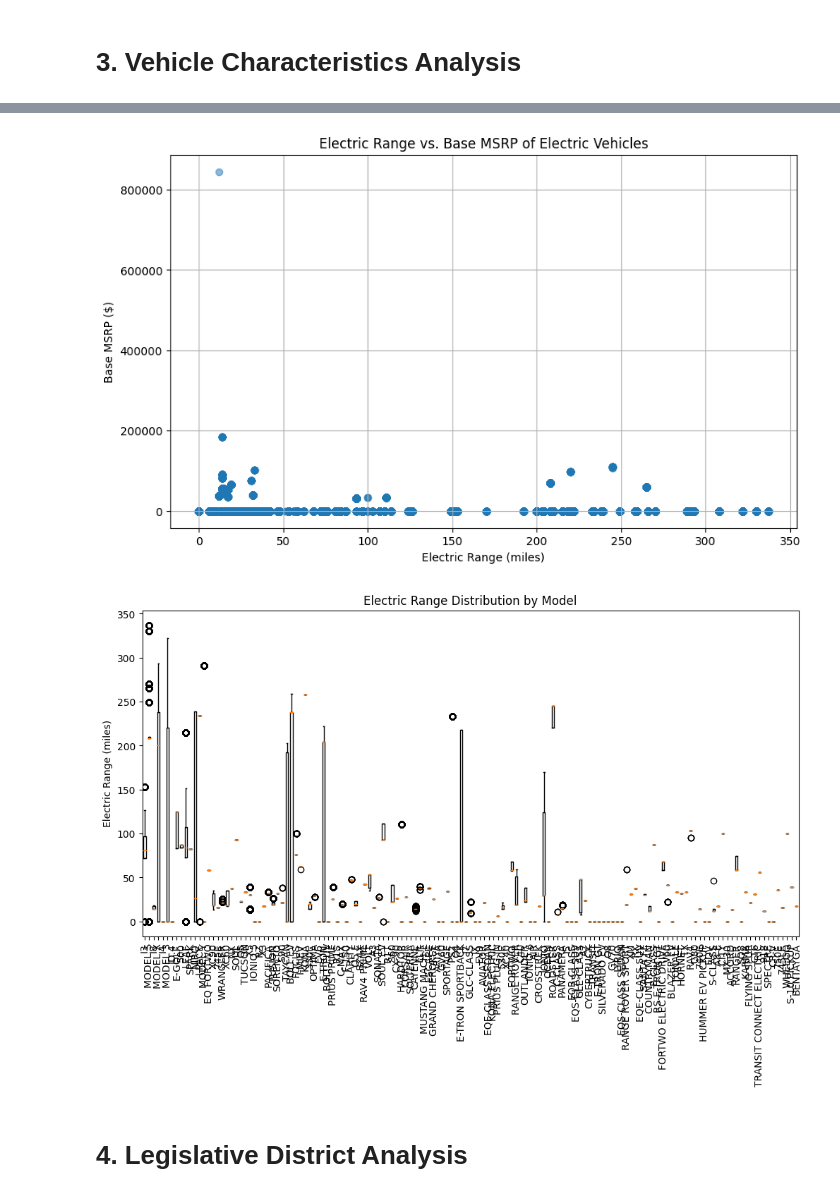
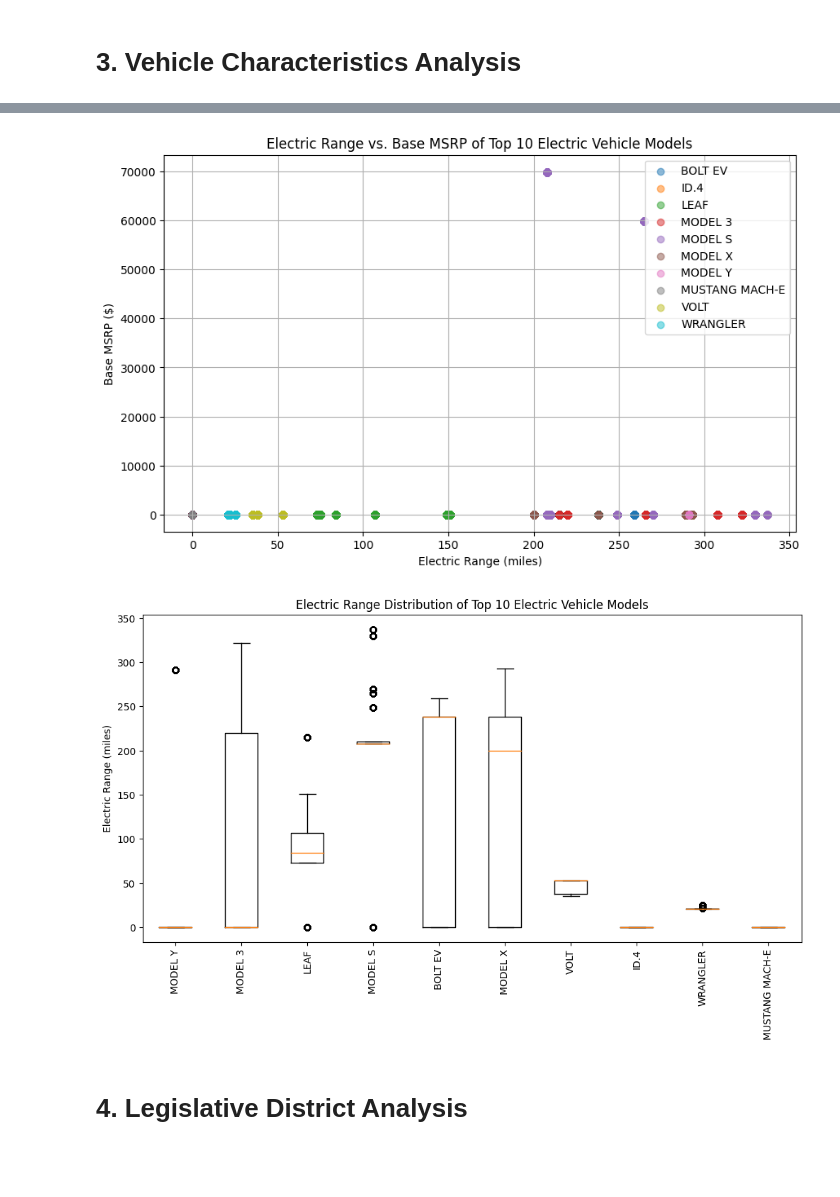
Before and after one commit to GDharan10/Project9_HorseRacePrediction, a Jupyter notebook: ElectricVehicleAnalysis_WA.ipynb, the cells around one changed output, grey strips where cells are left out. Drawn from its saved outputs; the diff is of its cells as text; code cells hidden in the pictures; blank space fills up the shorter version.

```diff
--- a/ElectricVehicleAnalysis_WA.ipynb
+++ b/ElectricVehicleAnalysis_WA.ipynb
@@ -139,3 +150,5 @@ df.head()
+# %%
+df.drop(df[df['Base MSRP'] >= 120_000.0].index, inplace=True)
 # %% [markdown]
 # **1. Geographic Distribution Analysis:**
 # %% [markdown]
@@ -220,37 +212,26 @@ Percentage of CAFV Eligible Vehicles: 17.49%
 # %%
-import pandas as pd
-import matplotlib.pyplot as plt
+# Extract relevant columns and filter for top 10 models
+top_models = df['Model'].value_counts().head(10).index
+model_data = df[df['Model'].isin(top_models)][['Model', 'Electric Range', 'Base MSRP']]
 
-# Assuming your DataFrame is already loaded and named df
+# Scatter plot: Compare electric range and base MSRP
+plt.figure(figsize=(10, 6))
+for model, data in model_data.groupby('Model'):
+    plt.scatter(data['Electric Range'], data['Base MSRP'], alpha=0.5, label=model)
 
-# Extract relevant columns
-model_data = df[['Model', 'Electric Range', 'Base MSRP']]
-
-# Calculate summary statistics by model
-model_stats = model_data.groupby('Model').agg({
-    'Electric Range': ['mean', 'median', 'min', 'max'],
-    'Base MSRP': ['mean', 'median', 'min', 'max']
-}).reset_index()
-
-# Display summary statistics
-print("Summary Statistics by Model:")
-print(model_stats.head(10))  # Displaying first 10 models for example
-
-# Visualization: Compare electric range and base MSRP using scatter plot
-plt.figure(figsize=(10, 6))
-plt.scatter(model_data['Electric Range'], model_data['Base MSRP'], alpha=0.5)
-plt.title('Electric Range vs. Base MSRP of Electric Vehicles')
+plt.title('Electric Range vs. Base MSRP of Top 10 Electric Vehicle Models')
 plt.xlabel('Electric Range (miles)')
 plt.ylabel('Base MSRP ($)')
+plt.legend()
 plt.grid(True)
 plt.show()
 
-# Additional visualization: Box plot of electric range by model
+# Box plot: Electric range distribution by model
 plt.figure(figsize=(12, 6))
-plt.boxplot([model_data[model_data['Model'] == model]['Electric Range'] for model in model_data['Model'].unique()],
-            labels=model_data['Model'].unique())
+plt.boxplot([model_data[model_data['Model'] == model]['Electric Range'] for model in top_models],
+            labels=top_models)
 plt.xticks(rotation=90)
-plt.title('Electric Range Distribution by Model')
+plt.title('Electric Range Distribution of Top 10 Electric Vehicle Models')
 plt.ylabel('Electric Range (miles)')
 plt.show()
 # %% [output]
@@ -274,5 +238,5 @@ Summary Statistics by Model:
-[figure, old version]
+[figure, new version]
-[figure, old version]
+[figure, new version]
 # %% [markdown]
 # **4. Legislative District Analysis**
 # %%
```
Also changed, not shown: parts of 10 cells of this notebook.
